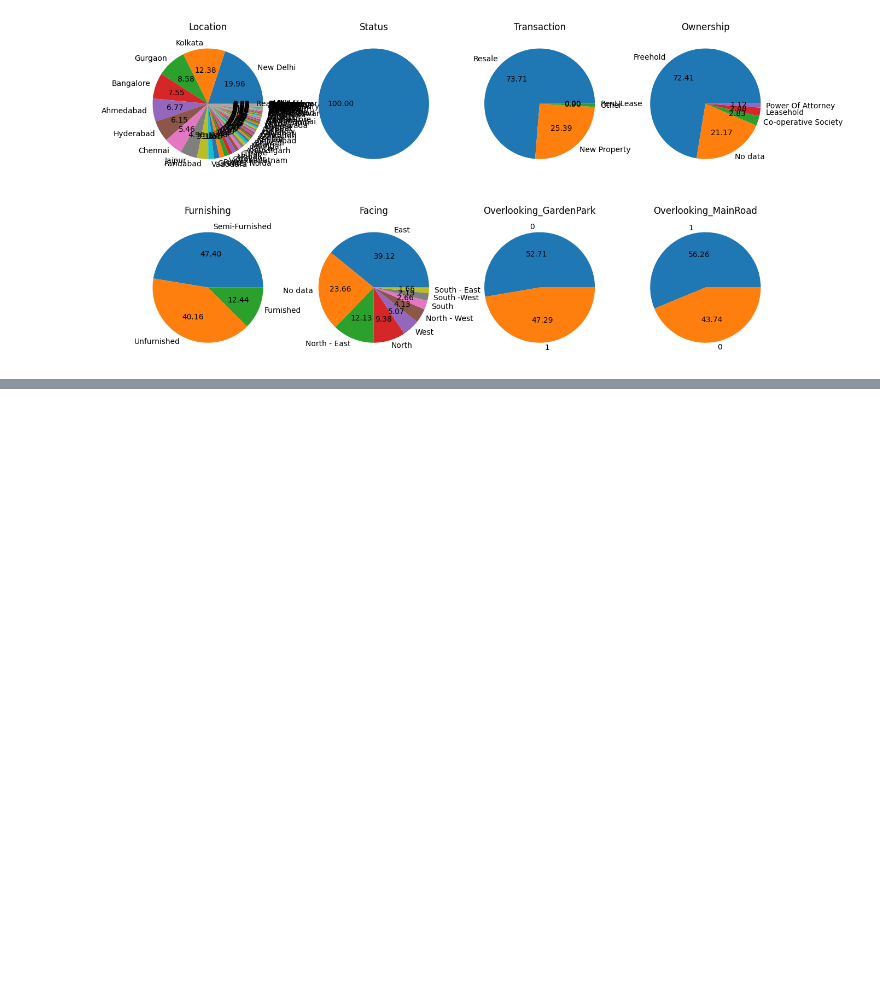
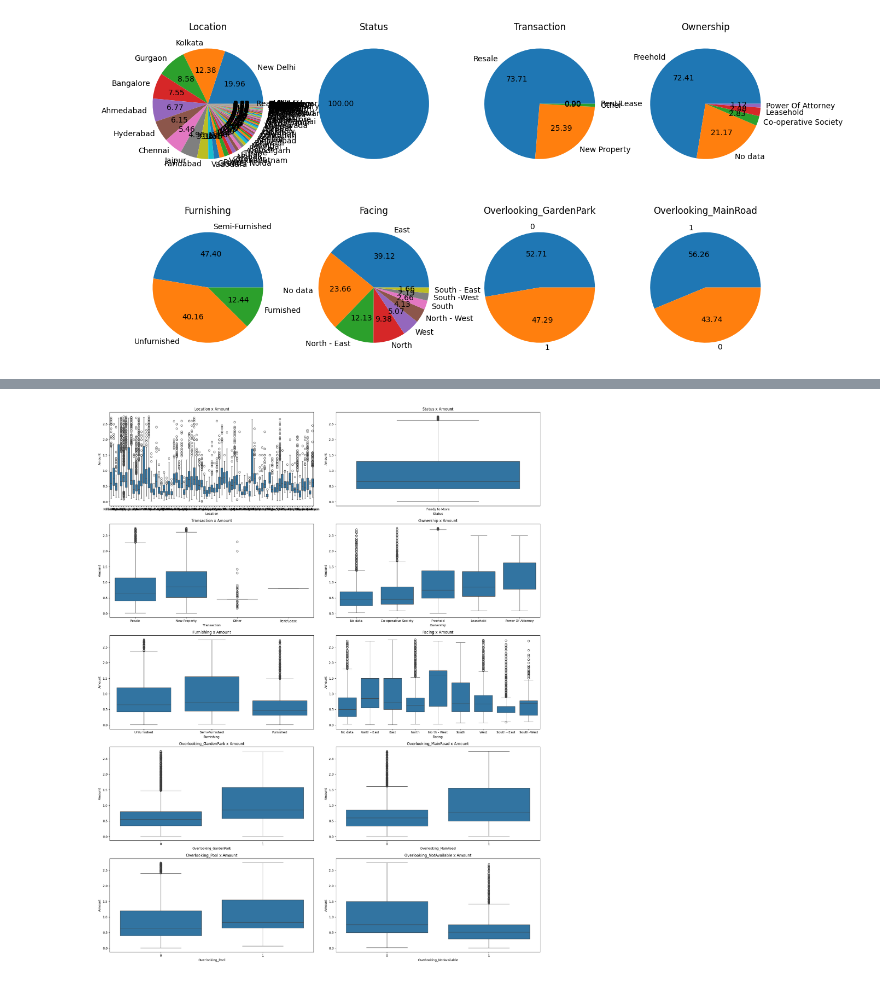
Before and after one commit to rishikeshpaulcode/House-Price-Prediction, a Jupyter notebook: house-price-prediction.ipynb, the cells around one changed output, grey strips where cells are left out. Saved outputs shown, nothing was run; the diff lists cells and outputs as text; code cells hidden in the pictures; blank space fills up the shorter version.

```diff
--- a/house-price-prediction.ipynb
+++ b/house-price-prediction.ipynb
@@ -415,0 +437,13 @@ ValueError: num must be an integer with 1 <= num <= 8, not 9
+# %%
+# for categorical columns (using boxplots)
+fig, ax = plt.subplots(5, 2, figsize=(20, 25))
+
+for i, col in enumerate(df_cat.columns, start=1):
+    plt.subplot(5, 2, i)
+    sns.boxplot(data=df, x=col, y='Amount')
+    plt.title(f"{col} x Amount")
+
+plt.tight_layout()
+plt.show()
+# %% [output]
+[figure, added]
```
Also changed, not shown: parts of 4 cells of this notebook.
